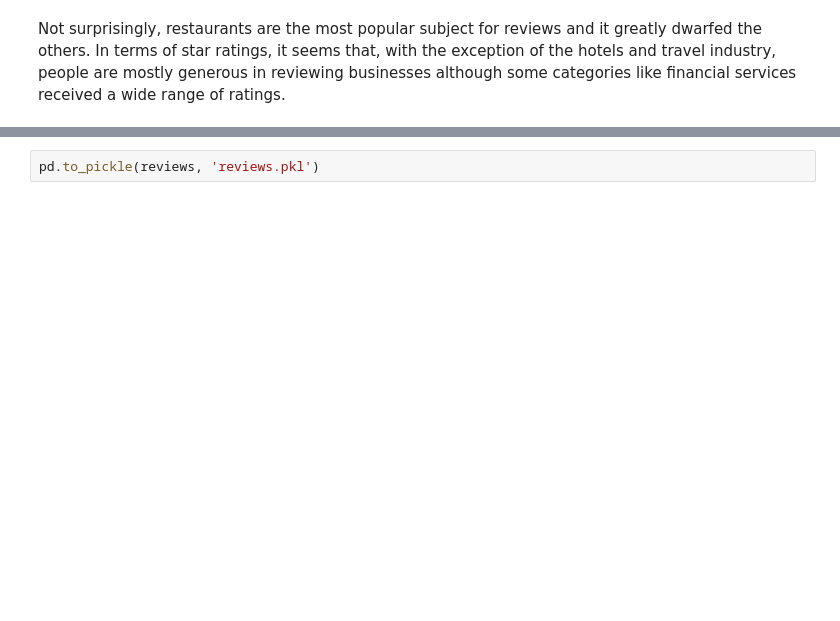
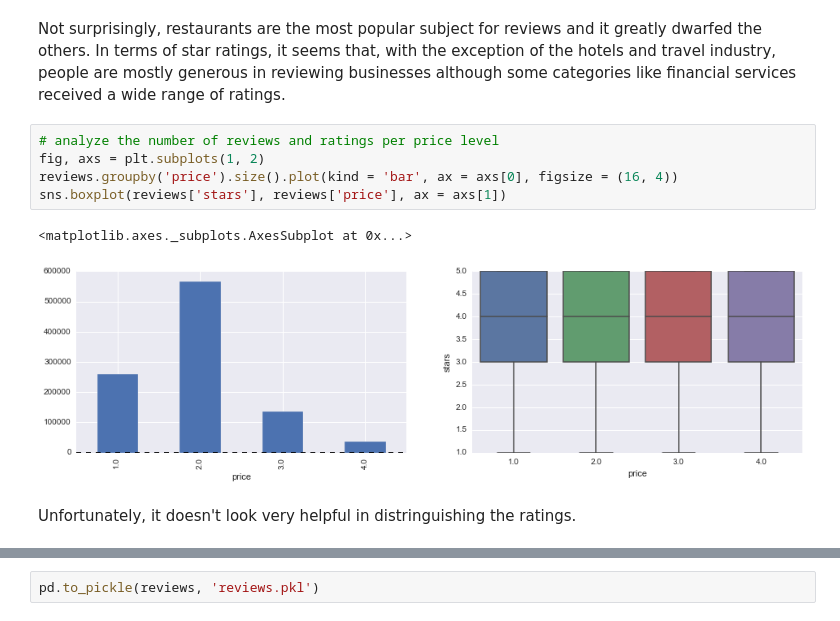
Before and after one commit to Runze/yelp_data_challenge, a Jupyter notebook: 1. explore_data.ipynb, the cells around one changed output, grey strips where cells are left out. Cells and saved outputs as stored; diff of their text form; blank space fills up the shorter version.

Commit message:
analyzed more variables

```diff
--- a/1. explore_data.ipynb
+++ b/1. explore_data.ipynb
@@ -201,2 +206,12 @@ for tick in axs[1].xaxis.get_major_ticks():
 # %% [markdown]
 Not surprisingly, restaurants are the most popular subject for reviews and it greatly dwarfed the others. In terms of star ratings, it seems that, with the exception of the hotels and travel industry, people are mostly generous in reviewing businesses although some categories like financial services received a wide range of ratings.
+# %%
+# analyze the number of reviews and ratings per price level
+fig, axs = plt.subplots(1, 2)
+reviews.groupby('price').size().plot(kind = 'bar', ax = axs[0], figsize = (16, 4))
+sns.boxplot(reviews['stars'], reviews['price'], ax = axs[1])
+# %% [output]
+<matplotlib.axes._subplots.AxesSubplot at 0x...>
+[figure, added]
+# %% [markdown]
+Unfortunately, it doesn't look very helpful in distringuishing the ratings.
```
Also changed, not shown: parts of 32 cells of this notebook, 3 other files.
